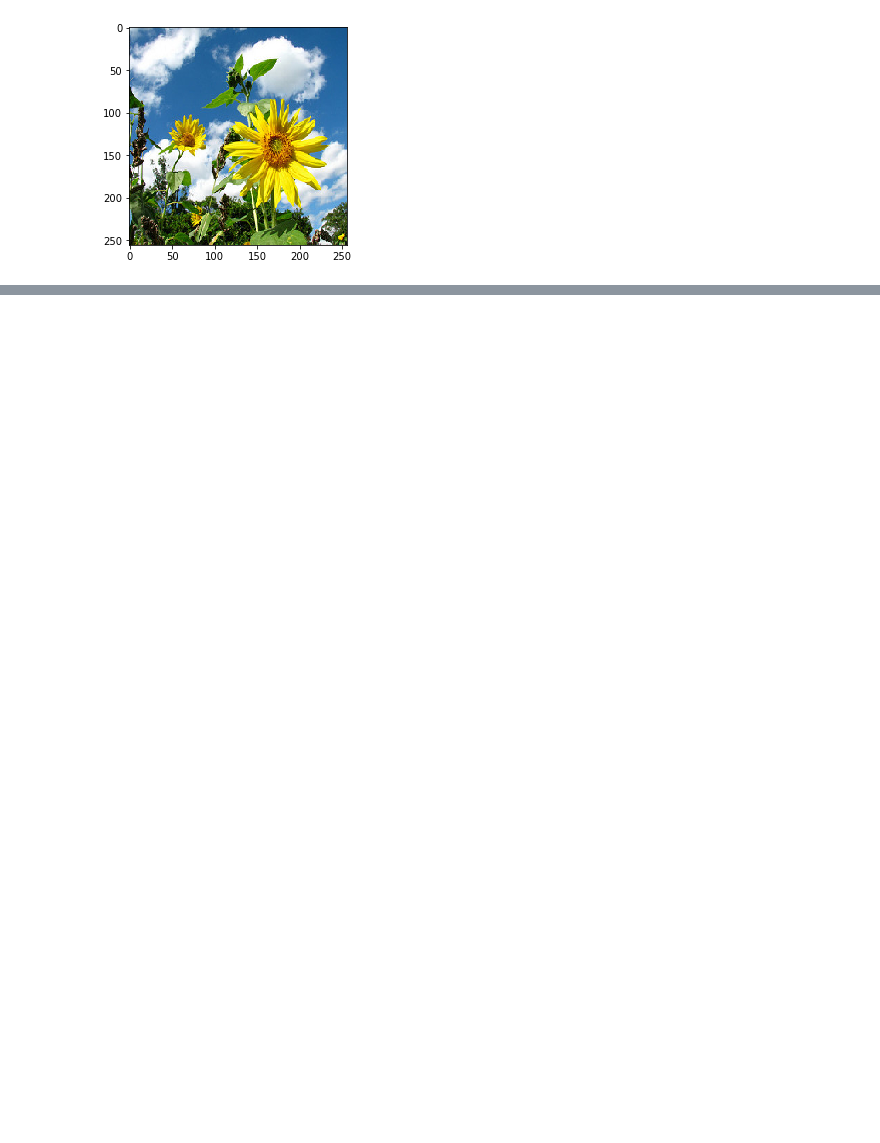
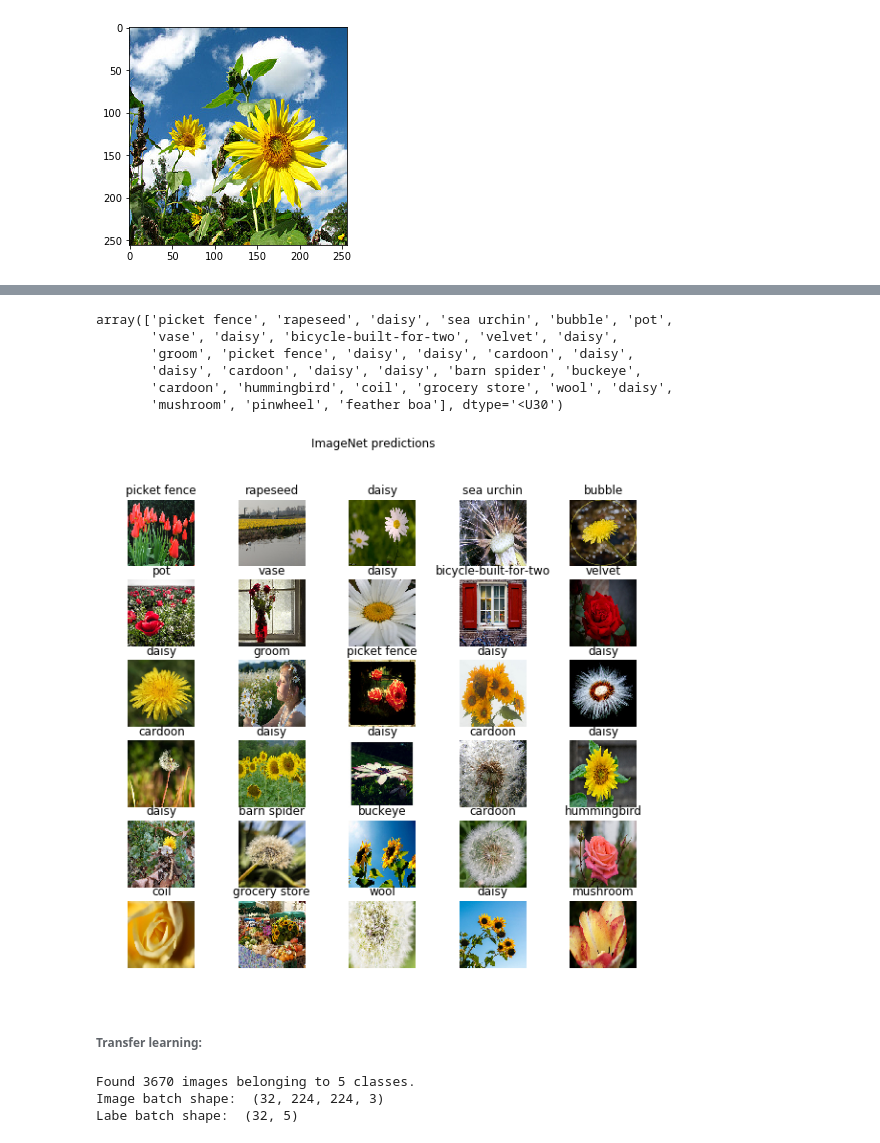
Before and after one commit to Koiter/docker-dl, a Jupyter notebook: Notebook/deeptutorial.ipynb, the cells around one changed output, grey strips where cells are left out. Drawn from its saved outputs; the diff is of its cells as text; code cells hidden in the pictures; blank space fills up the shorter version.

```diff
--- a/Notebook/deeptutorial.ipynb
+++ b/Notebook/deeptutorial.ipynb
@@ -74,0 +137,22 @@ plt.show()
+# %%
+labels_batch = imagenet_labels[np.argmax(result_batch, axis=-1)]
+labels_batch
+# %% [output]
+array(['picket fence', 'rapeseed', 'daisy', 'sea urchin', 'bubble', 'pot',
+       'vase', 'daisy', 'bicycle-built-for-two', 'velvet', 'daisy',
+       'groom', 'picket fence', 'daisy', 'daisy', 'cardoon', 'daisy',
+       'daisy', 'cardoon', 'daisy', 'daisy', 'barn spider', 'buckeye',
+       'cardoon', 'hummingbird', 'coil', 'grocery store', 'wool', 'daisy',
+       'mushroom', 'pinwheel', 'feather boa'], dtype='<U30')
+# %%
+plt.figure(figsize=(10,9))
+for n in range(30):
+  plt.subplot(6,5,n+1)
+  plt.imshow(image_batch[n])
+  plt.title(labels_batch[n])
+  plt.axis('off')
+_ = plt.suptitle("ImageNet predictions")
+# %% [output]
+[figure, added]
+# %% [markdown]
+###### Transfer learning:
@@ -74,0 +166,10 @@ plt.show()
+# %%
+image_data = image_generator.flow_from_directory(str(data_root), target_size=IMAGE_SIZE)
+for image_batch,label_batch in image_data:
+  print("Image batch shape: ", image_batch.shape)
+  print("Labe batch shape: ", label_batch.shape)
+  break
+# %% [output]
+Found 3670 images belonging to 5 classes.
+Image batch shape:  (32, 224, 224, 3)
+Labe batch shape:  (32, 5)
```
Also changed, not shown: parts of 29 cells of this notebook, 9 other files.
